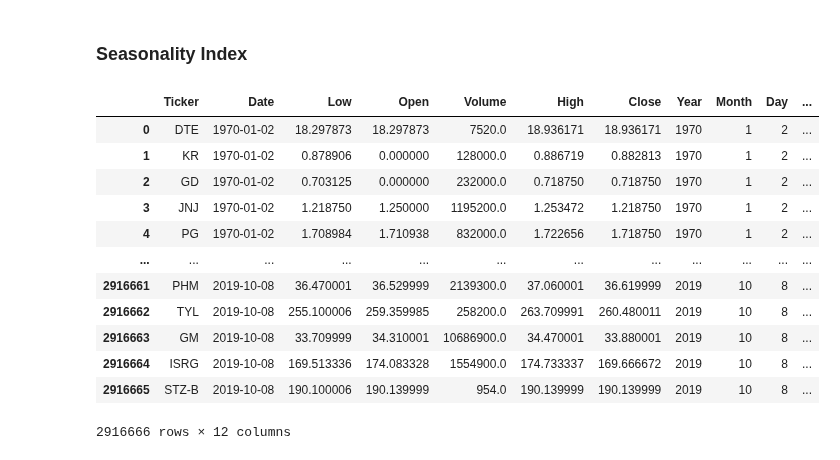
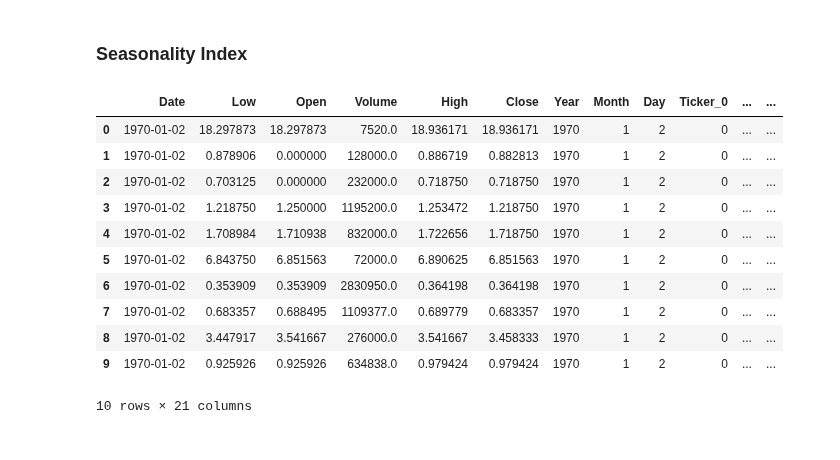
Before and after one commit to nicola-cecere/Stock_Market_TS_Prediction, a Jupyter notebook: featureEngineering.ipynb, the cells around one changed output. Saved outputs shown, nothing was run; the diff lists cells and outputs as text; code cells hidden in the pictures.

```diff
--- a/featureEngineering.ipynb
+++ b/featureEngineering.ipynb
@@ -262,0 +247,15 @@ lag_df_encoded'''
+# %%
+import category_encoders as ce
+
+df_encoded = train_df.copy()
+
+def encode_ticker(df_encoded: pd.DataFrame) -> pd.DataFrame:
+    encoder = ce.BinaryEncoder(cols=["Ticker"])
+    df_binary_encoded = encoder.fit_transform(df_encoded["Ticker"])
+    df_binary_encoded = df_binary_encoded.astype("Int8")
+    df_encoded = df_encoded.join(df_binary_encoded)
+    df_encoded.drop("Ticker", axis=1, inplace=True)
+    return df_encoded
+
+df_encoded = encode_ticker(df_encoded)
+df_encoded
@@ -265,41 +278,41 @@ lag_df_encoded'''
 # %%
 from sklearn.preprocessing import OneHotEncoder
 
-df = train_df.copy()
+df = df_encoded.copy()
 
 def categorize_month(month):
     if month in [4, 5, 7, 8, 9]:
-        return 'Bullish'
+        return "Bullish"
     elif month in [1, 10, 11, 12]:
-        return 'Bearish'
+        return "Bearish"
     else:
-        return 'Normal'
+        return "Normal"
 
-df['Month_Category'] = df['Month'].apply(categorize_month)
+df["Month_Category"] = df["Month"].apply(categorize_month)
 
 encoder = OneHotEncoder()
-encoded_data = encoder.fit_transform(df[['Month_Category']]).toarray()
+encoded_data = encoder.fit_transform(df[["Month_Category"]]).toarray()
 
-encoded_df = pd.DataFrame(encoded_data, columns=encoder.get_feature_names_out(['Month_Category']))
-encoded_df.drop('Month_Category_Normal', axis=1, inplace=True)
+encoded_df = pd.DataFrame(
+    encoded_data, columns=encoder.get_feature_names_out(["Month_Category"])
+).astype("Int8")
 
 df_final = pd.concat([df, encoded_df], axis=1)
-df_final.drop(['Month_Category'], axis=1, inplace=True)
-df_final
+df_final.drop(["Month_Category"], axis=1, inplace=True)
+df_final.head(10)
 # %% [output]
-|  | Ticker | Date | Low | Open | Volume | High | Close | Year | Month | Day | ... |
-| 0 | DTE | 1970-01-02 | 18.297873 | 18.297873 | 7520.0 | 18.936171 | 18.936171 | 1970 | 1 | 2 | ... |
-| 1 | KR | 1970-01-02 | 0.878906 | 0.000000 | 128000.0 | 0.886719 | 0.882813 | 1970 | 1 | 2 | ... |
-| 2 | GD | 1970-01-02 | 0.703125 | 0.000000 | 232000.0 | 0.718750 | 0.718750 | 1970 | 1 | 2 | ... |
-| 3 | JNJ | 1970-01-02 | 1.218750 | 1.250000 | 1195200.0 | 1.253472 | 1.218750 | 1970 | 1 | 2 | ... |
-| 4 | PG | 1970-01-02 | 1.708984 | 1.710938 | 832000.0 | 1.722656 | 1.718750 | 1970 | 1 | 2 | ... |
-| ... | ... | ... | ... | ... | ... | ... | ... | ... | ... | ... | ... |
-| 2916661 | PHM | 2019-10-08 | 36.470001 | 36.529999 | 2139300.0 | 37.060001 | 36.619999 | 2019 | 10 | 8 | ... |
-| 2916662 | TYL | 2019-10-08 | 255.100006 | 259.359985 | 258200.0 | 263.709991 | 260.480011 | 2019 | 10 | 8 | ... |
-| 2916663 | GM | 2019-10-08 | 33.709999 | 34.310001 | 10686900.0 | 34.470001 | 33.880001 | 2019 | 10 | 8 | ... |
-| 2916664 | ISRG | 2019-10-08 | 169.513336 | 174.083328 | 1554900.0 | 174.733337 | 169.666672 | 2019 | 10 | 8 | ... |
-| 2916665 | STZ-B | 2019-10-08 | 190.100006 | 190.139999 | 954.0 | 190.139999 | 190.139999 | 2019 | 10 | 8 | ... |
+|  | Date | Low | Open | Volume | High | Close | Year | Month | Day | Ticker_0 | ... | ... |
+| 0 | 1970-01-02 | 18.297873 | 18.297873 | 7520.0 | 18.936171 | 18.936171 | 1970 | 1 | 2 | 0 | ... | ... |
+| 1 | 1970-01-02 | 0.878906 | 0.000000 | 128000.0 | 0.886719 | 0.882813 | 1970 | 1 | 2 | 0 | ... | ... |
+| 2 | 1970-01-02 | 0.703125 | 0.000000 | 232000.0 | 0.718750 | 0.718750 | 1970 | 1 | 2 | 0 | ... | ... |
+| 3 | 1970-01-02 | 1.218750 | 1.250000 | 1195200.0 | 1.253472 | 1.218750 | 1970 | 1 | 2 | 0 | ... | ... |
+| 4 | 1970-01-02 | 1.708984 | 1.710938 | 832000.0 | 1.722656 | 1.718750 | 1970 | 1 | 2 | 0 | ... | ... |
+| 5 | 1970-01-02 | 6.843750 | 6.851563 | 72000.0 | 6.890625 | 6.851563 | 1970 | 1 | 2 | 0 | ... | ... |
+| 6 | 1970-01-02 | 0.353909 | 0.353909 | 2830950.0 | 0.364198 | 0.364198 | 1970 | 1 | 2 | 0 | ... | ... |
+| 7 | 1970-01-02 | 0.683357 | 0.688495 | 1109377.0 | 0.689779 | 0.683357 | 1970 | 1 | 2 | 0 | ... | ... |
+| 8 | 1970-01-02 | 3.447917 | 3.541667 | 276000.0 | 3.541667 | 3.458333 | 1970 | 1 | 2 | 0 | ... | ... |
+| 9 | 1970-01-02 | 0.925926 | 0.925926 | 634838.0 | 0.979424 | 0.979424 | 1970 | 1 | 2 | 0 | ... | ... |
-2916666 rows × 12 columns
+10 rows × 21 columns
 # %%
 #df_one_hot.sort_values(by="Date", inplace=True)
 #df_one_hot.reset_index(drop=True)
```
Also changed, not shown: parts of 4 cells of this notebook.
